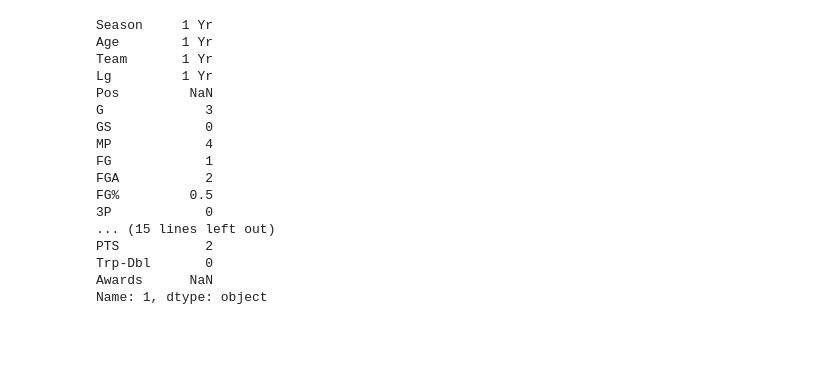
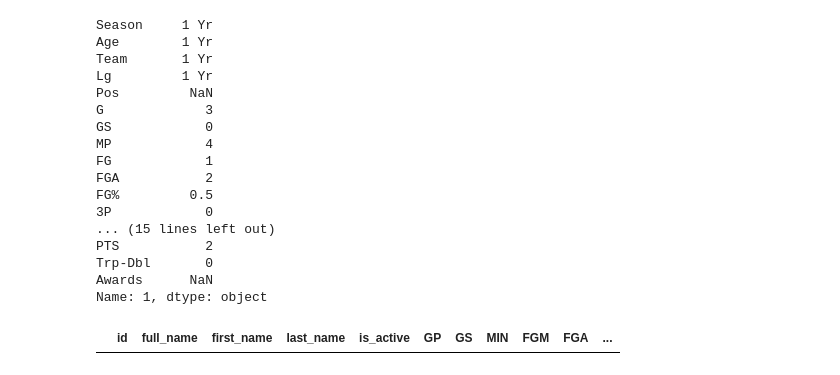
Before and after one commit to bharthun7/nba-hof-predictor, a Jupyter notebook: model-tester.ipynb, the cells around one changed output. Cells and saved outputs as stored; diff of their text form; code cells hidden in the pictures; blank space fills up the shorter version.

Commit message:
Perform random number checks on inelg dataset; sort by columns to verify further

```diff
--- a/model-tester.ipynb
+++ b/model-tester.ipynb
@@ -96,3 +96,7 @@ PTS           2
 Trp-Dbl       0
 Awards      NaN
 Name: 1, dtype: object
+# %%
+inelg[inelg["Hall of Fame Inductee"]!=0]
+# %% [output]
+|  | id | full_name | first_name | last_name | is_active | GP | GS | MIN | FGM | FGA | ... |
```
Also changed, not shown: parts of 2 cells of this notebook.
